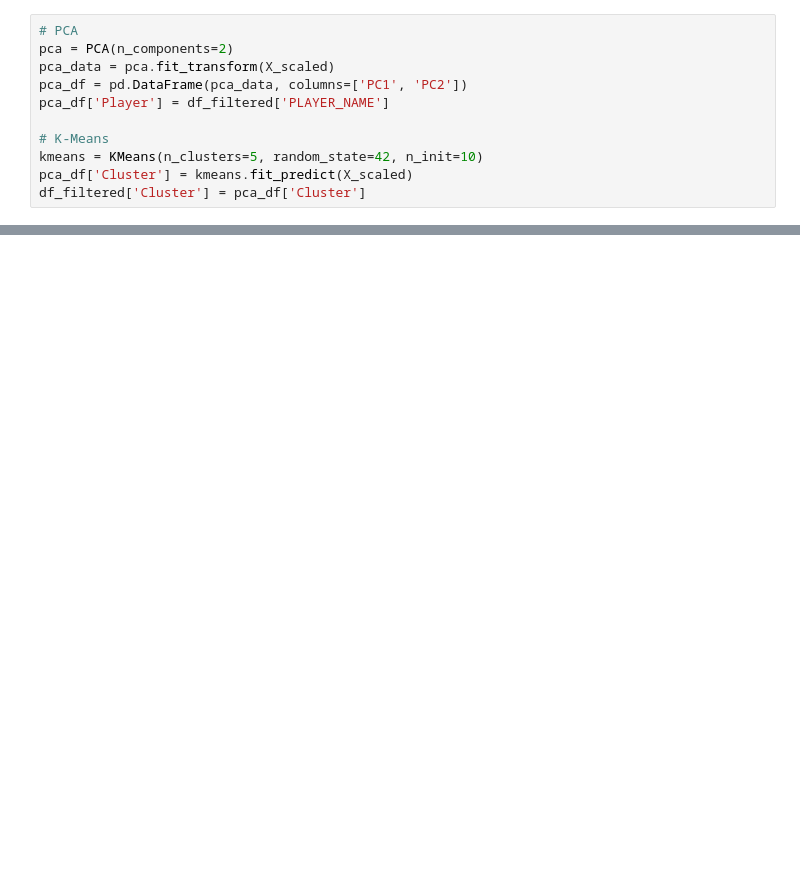
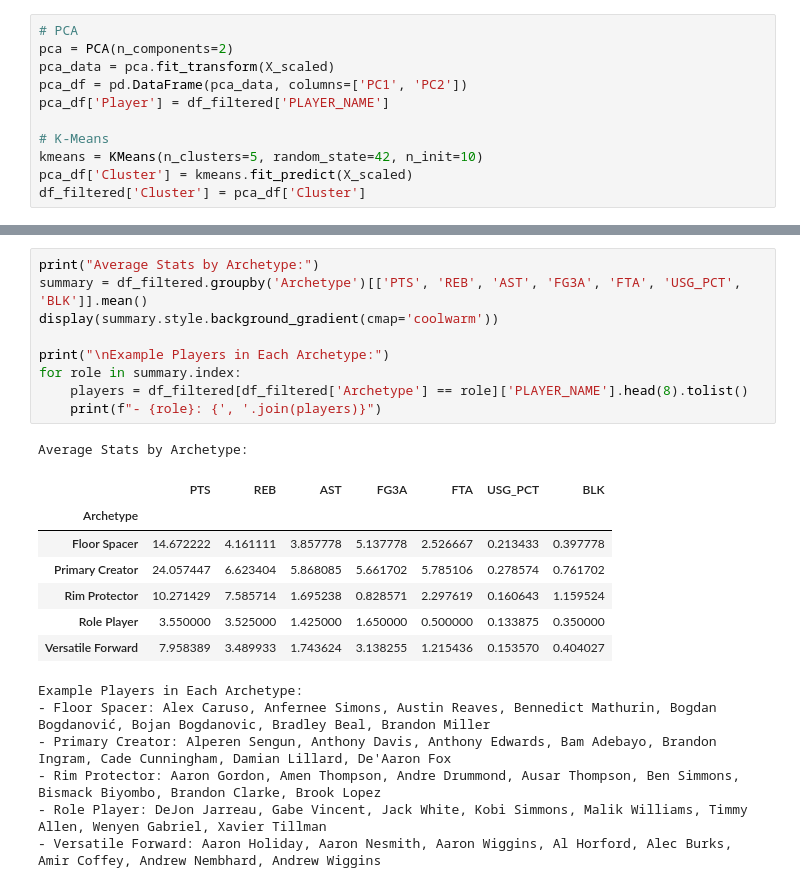
Before and after one commit to joshua-lyw/CS439-NBAProject, a Jupyter notebook: NBA Final Project.ipynb, the cells around one changed output, grey strips where cells are left out. Saved outputs shown, nothing was run; the diff lists cells and outputs as text; blank space fills up the shorter version.

```diff
--- a/NBA Final Project.ipynb
+++ b/NBA Final Project.ipynb
@@ -115,0 +172,24 @@ Cluster Averages:
+# %%
+print("Average Stats by Archetype:")
+summary = df_filtered.groupby('Archetype')[['PTS', 'REB', 'AST', 'FG3A', 'FTA', 'USG_PCT', 'BLK']].mean()
+display(summary.style.background_gradient(cmap='coolwarm'))
+
+print("\nExample Players in Each Archetype:")
+for role in summary.index:
+    players = df_filtered[df_filtered['Archetype'] == role]['PLAYER_NAME'].head(8).tolist()
+    print(f"- {role}: {', '.join(players)}")
+# %% [output]
+Average Stats by Archetype:
+|  | PTS | REB | AST | FG3A | FTA | USG_PCT | BLK |
+| Archetype |  |  |  |  |  |  |  |
+| Floor Spacer | 14.672222 | 4.161111 | 3.857778 | 5.137778 | 2.526667 | 0.213433 | 0.397778 |
+| Primary Creator | 24.057447 | 6.623404 | 5.868085 | 5.661702 | 5.785106 | 0.278574 | 0.761702 |
+| Rim Protector | 10.271429 | 7.585714 | 1.695238 | 0.828571 | 2.297619 | 0.160643 | 1.159524 |
+| Role Player | 3.550000 | 3.525000 | 1.425000 | 1.650000 | 0.500000 | 0.133875 | 0.350000 |
+| Versatile Forward | 7.958389 | 3.489933 | 1.743624 | 3.138255 | 1.215436 | 0.153570 | 0.404027 |
+Example Players in Each Archetype:
+- Floor Spacer: Alex Caruso, Anfernee Simons, Austin Reaves, Bennedict Mathurin, Bogdan Bogdanović, Bojan Bogdanovic, Bradley Beal, Brandon Miller
+- Primary Creator: Alperen Sengun, Anthony Davis, Anthony Edwards, Bam Adebayo, Brandon Ingram, Cade Cunningham, Damian Lillard, De'Aaron Fox
+- Rim Protector: Aaron Gordon, Amen Thompson, Andre Drummond, Ausar Thompson, Ben Simmons, Bismack Biyombo, Brandon Clarke, Brook Lopez
+- Role Player: DeJon Jarreau, Gabe Vincent, Jack White, Kobi Simmons, Malik Williams, Timmy Allen, Wenyen Gabriel, Xavier Tillman
+- Versatile Forward: Aaron Holiday, Aaron Nesmith, Aaron Wiggins, Al Horford, Alec Burks, Amir Coffey, Andrew Nembhard, Andrew Wiggins
```
Also changed, not shown: parts of 8 cells of this notebook.
